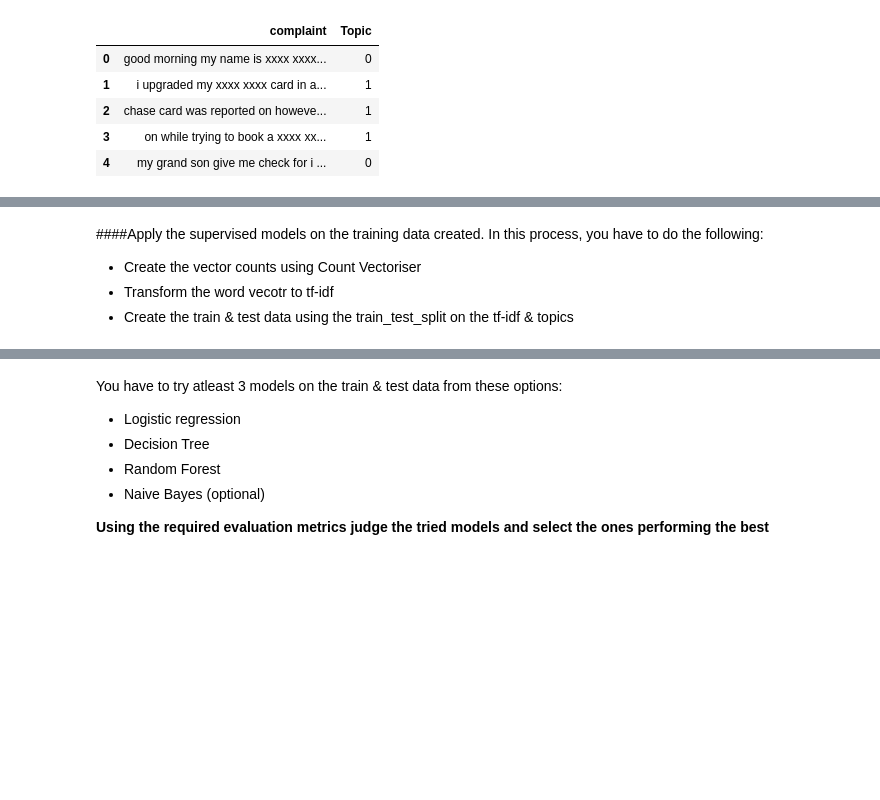
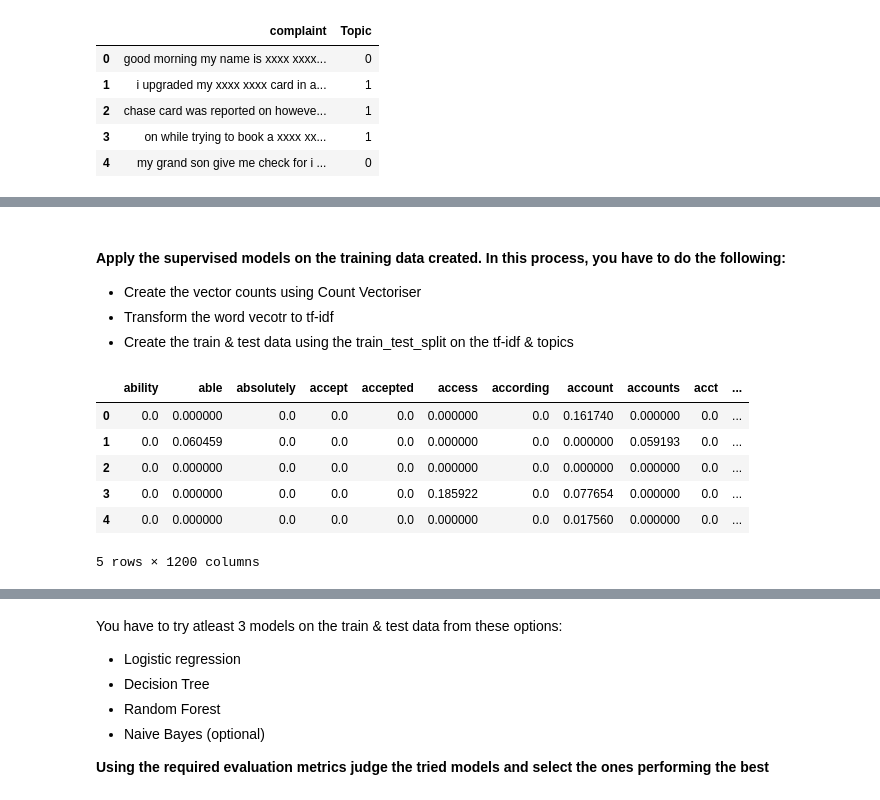
Before and after one commit to ayushxx7/TicketClassification, a Jupyter notebook: Automatic_Ticket_Classification_Assignment.ipynb, the cells around one changed output, grey strips where cells are left out. Saved outputs shown, nothing was run; the diff lists cells and outputs as text; code cells hidden in the pictures; blank space fills up the shorter version.

```diff
--- a/Automatic_Ticket_Classification_Assignment.ipynb
+++ b/Automatic_Ticket_Classification_Assignment.ipynb
@@ -915,0 +916,4 @@ training_data
+# %%
+from sklearn.model_selection import train_test_split
+
+train_df, test_df = train_test_split(df_model, train_size=0.8, random_state=42)
@@ -916,5 +929,5 @@ training_data
 # %% [markdown]
-####Apply the supervised models on the training data created. In this process, you have to do the following:
+#### Apply the supervised models on the training data created. In this process, you have to do the following:
 * Create the vector counts using Count Vectoriser
 * Transform the word vecotr to tf-idf
 * Create the train & test data using the train_test_split on the tf-idf & topics
@@ -926,0 +934,16 @@ training_data
+# %%
+vect = TfidfVectorizer(stop_words='english', max_df=0.95, min_df=0.01)
+X_train = vect.fit_transform(train_df['complaint'])
+
+X_train = pd.DataFrame(X_train.toarray(), columns=vect.get_feature_names_out())
+# train_dtm_df = dtm_train.copy()
+y_train = train_df['Topic']
+X_train.head()
+# %% [output]
+|  | ability | able | absolutely | accept | accepted | access | according | account | accounts | acct | ... |
+| 0 | 0.0 | 0.000000 | 0.0 | 0.0 | 0.0 | 0.000000 | 0.0 | 0.161740 | 0.000000 | 0.0 | ... |
+| 1 | 0.0 | 0.060459 | 0.0 | 0.0 | 0.0 | 0.000000 | 0.0 | 0.000000 | 0.059193 | 0.0 | ... |
+| 2 | 0.0 | 0.000000 | 0.0 | 0.0 | 0.0 | 0.000000 | 0.0 | 0.000000 | 0.000000 | 0.0 | ... |
+| 3 | 0.0 | 0.000000 | 0.0 | 0.0 | 0.0 | 0.185922 | 0.0 | 0.077654 | 0.000000 | 0.0 | ... |
+| 4 | 0.0 | 0.000000 | 0.0 | 0.0 | 0.0 | 0.000000 | 0.0 | 0.017560 | 0.000000 | 0.0 | ... |
+5 rows × 1200 columns
```
Also changed, not shown: parts of 16 cells of this notebook.
